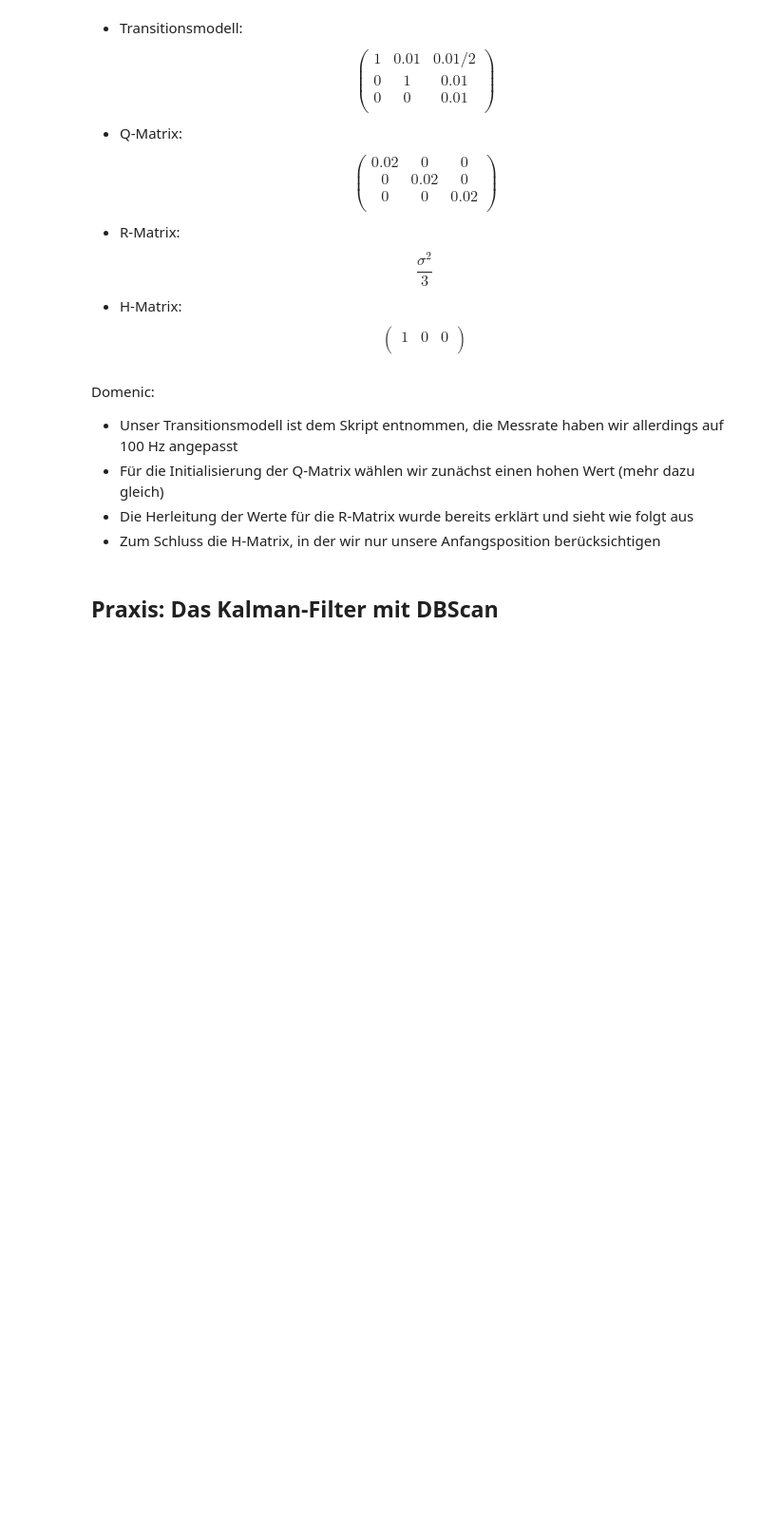
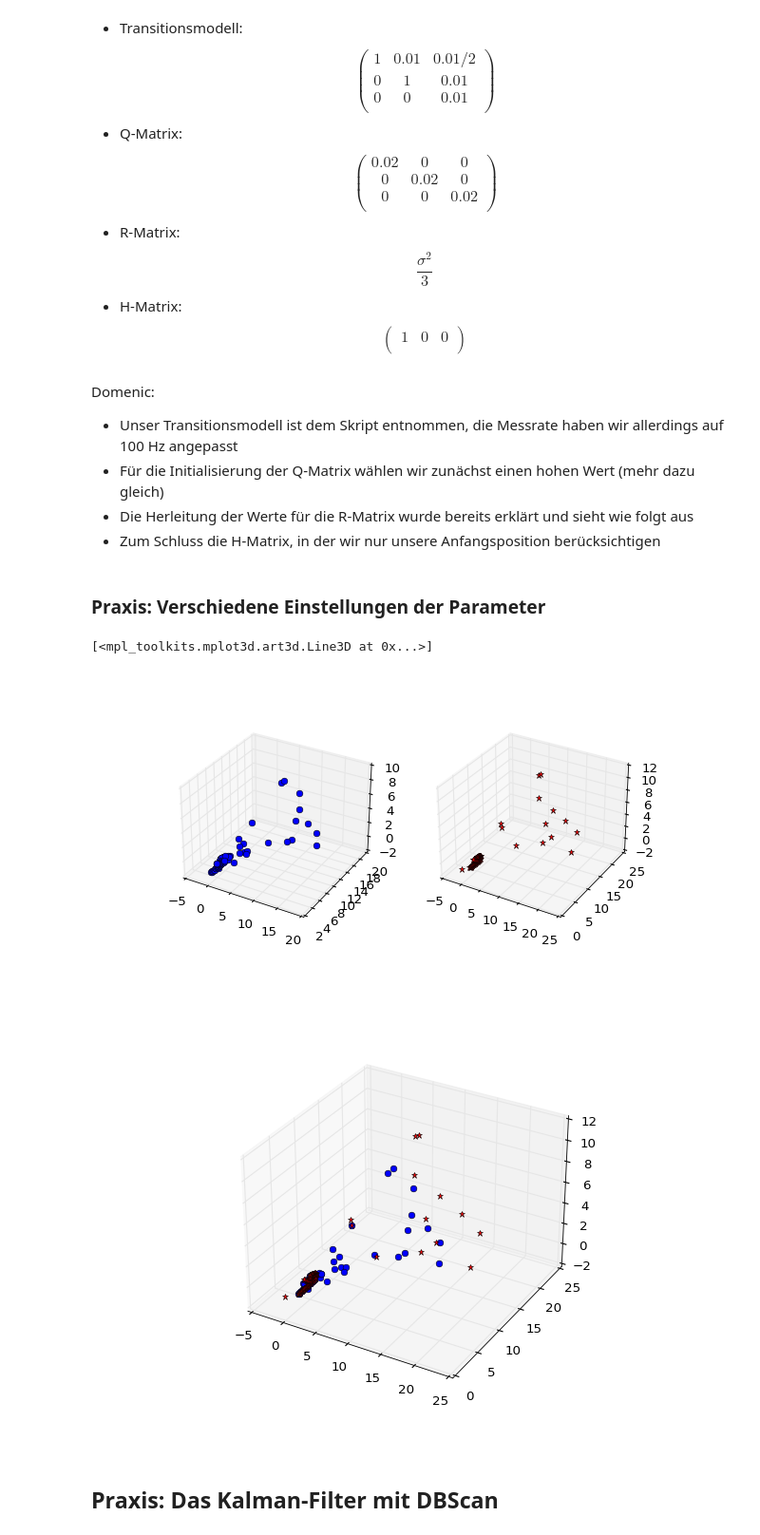
Before and after one commit to goseind/kalman-filter-dbscan, a Jupyter notebook: Abgabe/PML-Praesentation.ipynb, the cells around one changed output. Shown at 95% size. Cells and saved outputs as stored; diff of their text form; code cells hidden in the pictures; blank space fills up the shorter version.

```diff
--- a/Abgabe/PML-Praesentation.ipynb
+++ b/Abgabe/PML-Praesentation.ipynb
@@ -111,3 +112,5 @@ Domenic:
 * Für die Initialisierung der Q-Matrix wählen wir zunächst einen hohen Wert (mehr dazu gleich)
 * Die Herleitung der Werte für die R-Matrix wurde bereits erklärt und sieht wie folgt aus
 * Zum Schluss die H-Matrix, in der wir nur unsere Anfangsposition berücksichtigen
+# %% [markdown]
+### Praxis: Verschiedene Einstellungen der Parameter
@@ -114,3 +153,48 @@ Domenic:
+# %%
+# Initialisierung benötigter Variablen
+Detections = np.array([0,0,0,0])
+i = 0
+pred = []
+
+getNext = True
+while(getNext == True):
+
+    for target in targets:
+        target.Step(1/sensor.opt['MeasurementRate'])
+        getNext = getNext & ~target.reachedEnd
+
+    dets = sensor.Detect(targets)
+    for det in dets:
+        Detections = np.vstack((det, Detections))
+
+    s0 = np.vstack((Detections[0,:-1], np.zeros((2,3))))
+
+    if i == 0:
+        f = KalmanFilter(s0, transition_model, H, Q, R)
+        pred.append(s0[0,:])
+
+    s = Detections[0,:-1].reshape(1,3)
+    s_hat = f.step(s)
+    pred = np.vstack((s_hat[0,:], pred))
+    i += 1
+# %%
+T1 = pred[:-1]
+
+fig = plt.figure(figsize=(8, 4),facecolor='w')
+ax1 = fig.add_subplot(121, projection='3d')
+ax2 = fig.add_subplot(122, projection='3d')
+
+ax1.plot3D(T1[:,0], T1[:,1], T1[:,2], 'bo')
+ax2.plot3D(Detections[:,0], Detections[:,1], Detections[:,2], 'r*')
+
+fig = plt.figure(facecolor='w')
+ax = plt.axes(projection='3d')
+ax.plot3D(T1[:,0], T1[:,1], T1[:,2], 'bo')
+ax.plot3D(Detections[:,0], Detections[:,1], Detections[:,2], 'r*')
+# %% [output]
+[<mpl_toolkits.mplot3d.art3d.Line3D at 0x...>]
+[figure, added]
+[figure, added]
 # %% [markdown]
 ## Praxis: Das Kalman-Filter mit DBScan
 # %%
```
Also changed, not shown: parts of 3 cells of this notebook.
